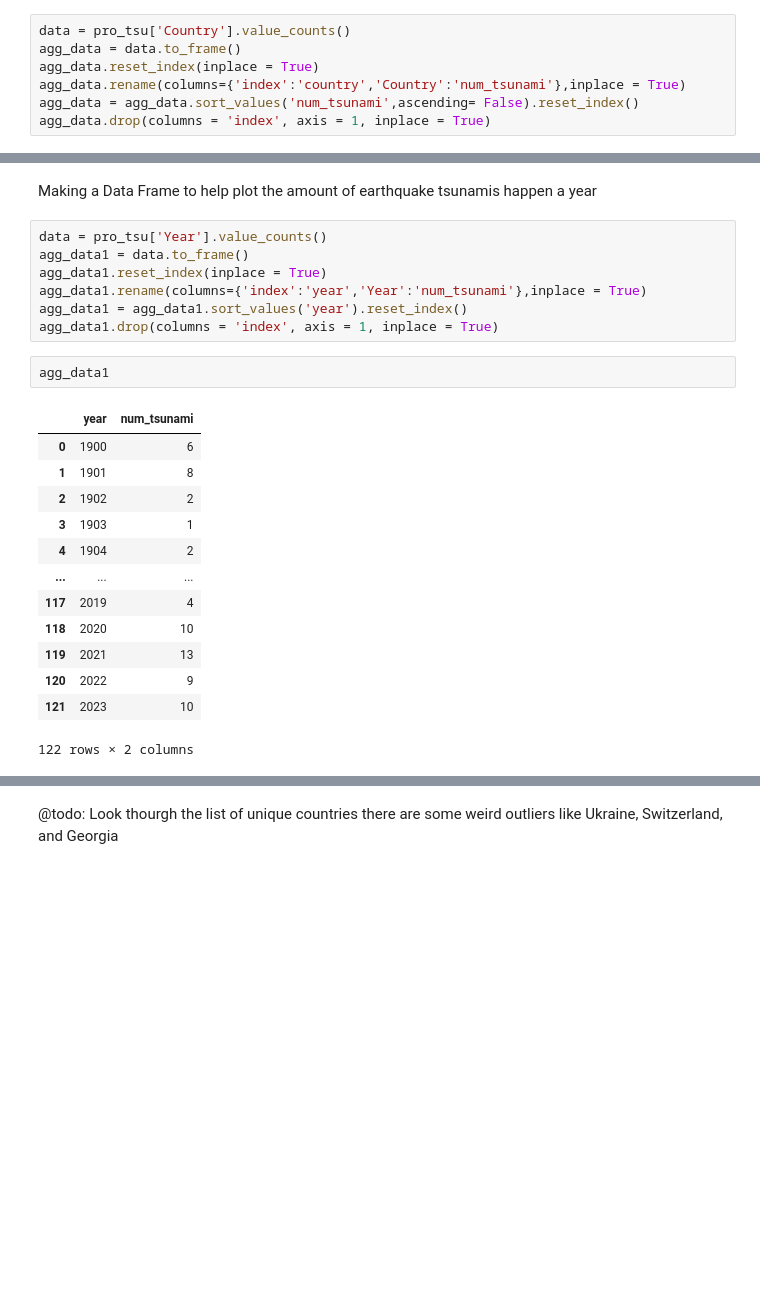
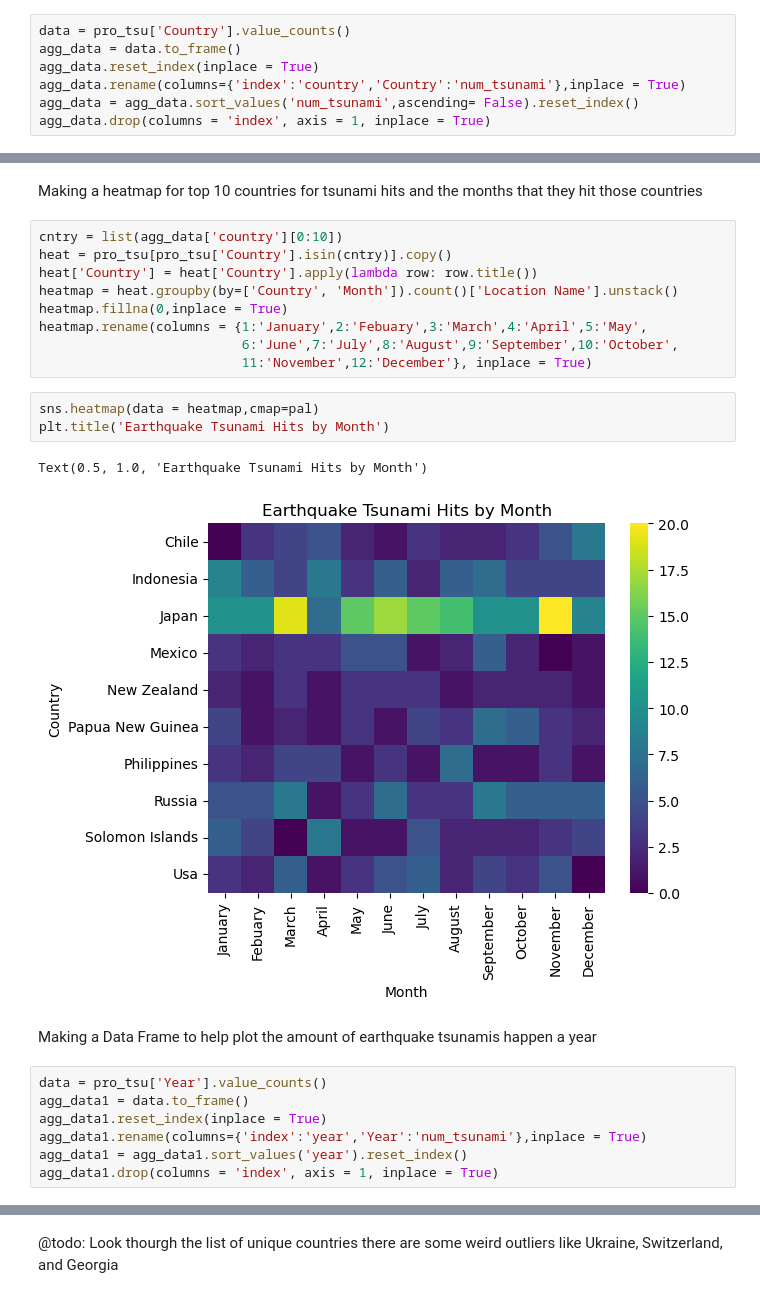
Before and after one commit to risk200/Global-Tsunamis, a Jupyter notebook: Global Tsunamis 1900 to 2023.ipynb, the cells around one changed output, grey strips where cells are left out. Cells and saved outputs as stored; diff of their text form; blank space fills up the shorter version.

```diff
--- a/Global Tsunamis 1900 to 2023.ipynb
+++ b/Global Tsunamis 1900 to 2023.ipynb
@@ -271,5 +345,22 @@ plt.show()
-# %% [markdown]
-Making a Data Frame to help plot the amount of earthquake tsunamis happen a year
+# %% [markdown]
+Making a heatmap for top 10 countries for tsunami hits and the months that they hit those countries
+# %%
+cntry = list(agg_data['country'][0:10])
+heat = pro_tsu[pro_tsu['Country'].isin(cntry)].copy()
+heat['Country'] = heat['Country'].apply(lambda row: row.title())
+heatmap = heat.groupby(by=['Country', 'Month']).count()['Location Name'].unstack()
+heatmap.fillna(0,inplace = True)
+heatmap.rename(columns = {1:'January',2:'Febuary',3:'March',4:'April',5:'May',
+                          6:'June',7:'July',8:'August',9:'September',10:'October',
+                          11:'November',12:'December'}, inplace = True)
+# %%
+sns.heatmap(data = heatmap,cmap=pal)
+plt.title('Earthquake Tsunami Hits by Month')
+# %% [output]
+Text(0.5, 1.0, 'Earthquake Tsunami Hits by Month')
+[figure, added]
+# %% [markdown]
+Making a Data Frame to help plot the amount of earthquake tsunamis happen a year
 # %%
 data = pro_tsu['Year'].value_counts()
 agg_data1 = data.to_frame()
@@ -277,19 +368,3 @@ agg_data1.reset_index(inplace = True)
 agg_data1.rename(columns={'index':'year','Year':'num_tsunami'},inplace = True)
 agg_data1 = agg_data1.sort_values('year').reset_index()
 agg_data1.drop(columns = 'index', axis = 1, inplace = True)
-# %%
-agg_data1
-# %% [output]
-|  | year | num_tsunami |
-| 0 | 1900 | 6 |
-| 1 | 1901 | 8 |
-| 2 | 1902 | 2 |
-| 3 | 1903 | 1 |
-| 4 | 1904 | 2 |
-| ... | ... | ... |
-| 117 | 2019 | 4 |
-| 118 | 2020 | 10 |
-| 119 | 2021 | 13 |
-| 120 | 2022 | 9 |
-| 121 | 2023 | 10 |
-122 rows × 2 columns
```
Also changed, not shown: parts of 80 cells of this notebook.
